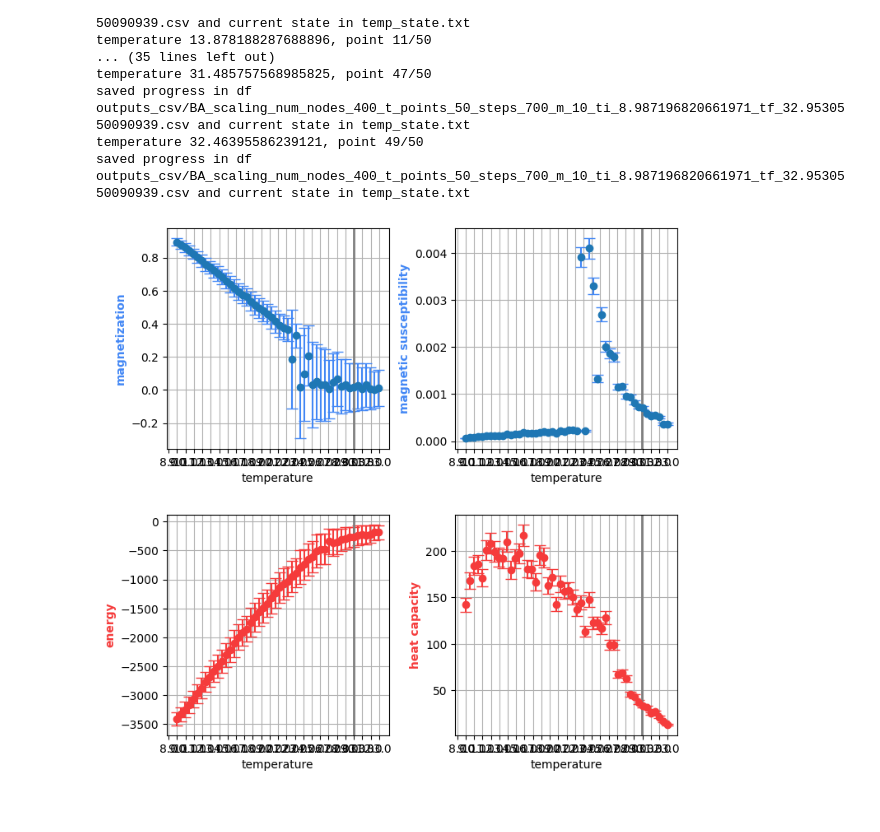
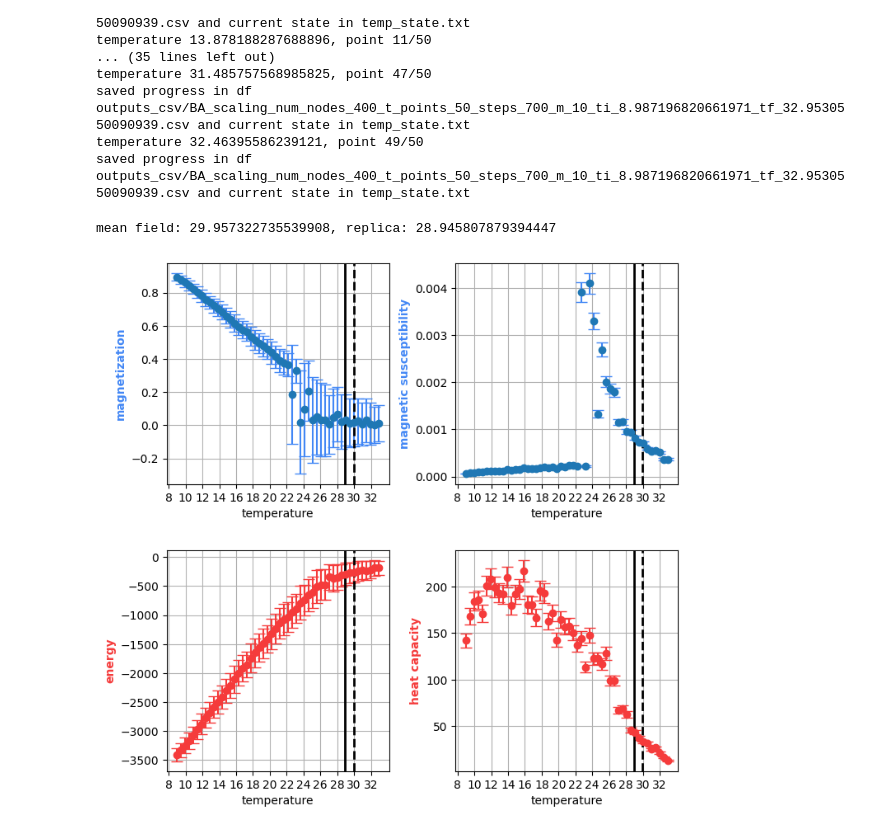
Before and after one commit to miriamzara/ComplexNet_project, a Jupyter notebook: project_01/BA_simulation.ipynb, the cells around one changed output. Drawn from its saved outputs; the diff is of its cells as text; code cells hidden in the pictures.

```diff
--- a/project_01/BA_simulation.ipynb
+++ b/project_01/BA_simulation.ipynb
@@ -164,48 +173,57 @@ saved progress in df outputs_csv/BA_scaling_num_nodes_400_t_points_50_steps_700_
 temperature 32.46395586239121, point 49/50
 saved progress in df outputs_csv/BA_scaling_num_nodes_400_t_points_50_steps_700_m_10_ti_8.987196820661971_tf_32.9530550090939.csv and current state in temp_state.txt
 # %%
-#t_points = 100
-#sw_steps = 5000
-df = pd.read_csv("outputs_csv/BA_scaling_num_nodes_400_t_points_50_steps_700_m_10_ti_8.987196820661971_tf_32.9530550090939.csv")
-#df.to_csv(f"outputs_csv/BA_scaling_num_nodes_{num_nodes}_t_points_{t_points}_steps_{sw_steps}_m_{m}.csv")
+filename = "outputs_csv/BA_scaling_num_nodes_400_t_points_50_steps_700_m_10_ti_8.99_tf_32.95.csv"
+t_points = 50
+num_nodes = 400
+m = 10
+mean_field_temperature = (m / 2) * np.log(num_nodes)
+replica_temperature =  - ( (1 / 2) * np.log(1 - 2 * (1 / mean_field_temperature)) ) ** -1
+print(f"mean field: {mean_field_temperature}, replica: {replica_temperature}")
+df = pd.read_csv(filename)
 fig, ((ax1, ax2), (ax3, ax4)) = plt.subplots(2,2, figsize = (8, 8))
 plt.subplots_adjust(wspace = 0.3, hspace = 0.3)
-tick_labels = np.arange(np.floor((np.min(df['temperature']))), np.floor(np.max(df['temperature'])) + 2)
-formatted_tick_labels = [f"{label:.1f}" for label in tick_labels]
+tick_labels = np.arange(np.floor((np.min(df['temperature']))), np.floor(np.max(df['temperature'])) + 2, 2)
+formatted_tick_labels = [f"{label:.0f}" for label in tick_labels]
 
 
 ax1.errorbar(df['temperature'], df['abs_magnetization'], yerr = df['std_magnetization'], fmt='o', ecolor=my_blue, capsize=5)
 ax1.set_xlabel("temperature")
 ax1.set_xticks(tick_labels)
 ax1.set_xticklabels(formatted_tick_labels, fontsize=10)
 
-ax1.axvline(x = mean_field_temperature, color='grey', linestyle='-', linewidth=2)
+ax1.axvline(x = mean_field_temperature, color='black', linestyle='--', linewidth=2)
+ax1.axvline(x = replica_temperature, color='black', linestyle='-', linewidth=2)
 ax1.set_ylabel("magnetization", color = my_blue, fontweight='bold')
 ax1.grid()
 
 ax2.errorbar(df['temperature'], df['susceptibility'], yerr = df['std_susceptibility'], fmt='o', ecolor=my_blue, capsize=5)
 ax2.set_xlabel("temperature")
 ax2.set_xticks(tick_labels)
 ax2.set_xticklabels(formatted_tick_labels, fontsize=10)
-ax2.axvline(x = mean_field_temperature, color='grey', linestyle='-', linewidth=2)
+ax2.axvline(x = mean_field_temperature, color='black', linestyle='--', linewidth=2)
+ax2.axvline(x = replica_temperature, color='black', linestyle='-', linewidth=2)
 ax2.set_ylabel("magnetic susceptibility", color = my_blue, fontweight='bold')
 ax2.grid()
 
 ax3.errorbar(df['temperature'], df['energy'], yerr = df['std_energy'], fmt='o', color = my_red, ecolor=my_red, capsize=5)
 ax3.set_xlabel("temperature")
 ax3.set_xticks(tick_labels)
 ax3.set_xticklabels(formatted_tick_labels, fontsize=10)
-ax3.axvline(x = mean_field_temperature, color='grey', linestyle='-', linewidth=2)
+ax3.axvline(x = mean_field_temperature, color='black', linestyle='--', linewidth=2)
+ax3.axvline(x = replica_temperature, color='black', linestyle='-', linewidth=2)
 ax3.set_ylabel("energy", color = my_red, fontweight='bold')
 ax3.grid()
 
 ax4.errorbar(df['temperature'], df['heat'], yerr = df['std_heat'], fmt='o', color = my_red, ecolor= my_red, capsize=5)
 ax4.set_xlabel("temperature")
 ax4.set_xticks(tick_labels)
 ax4.set_xticklabels(formatted_tick_labels, fontsize=10)
-ax4.axvline(x = mean_field_temperature, color='grey', linestyle='-', linewidth=2)
+ax4.axvline(x = mean_field_temperature, color='black', linestyle='--', linewidth=2)
+ax4.axvline(x = replica_temperature, color='black', linestyle='-', linewidth=2)
 ax4.set_ylabel("heat capacity", color = my_red, fontweight='bold')
 ax4.grid()
-#plt.savefig(f"figures/BA_scaling_num_nodes_{num_nodes}_t_points_{t_points}_steps_{sw_steps}_m_{m}.pdf")
+plt.savefig(f"figures/BA_scaling_num_nodes_400_t_points_50_steps_700_m_10_ti_8.99_tf_32.95.pdf")
 # %% [output]
+mean field: 29.957322735539908, replica: 28.945807879394447
-[figure, old version]
+[figure, new version]
```
Also changed, not shown: parts of 6 cells of this notebook, 40 other files.
